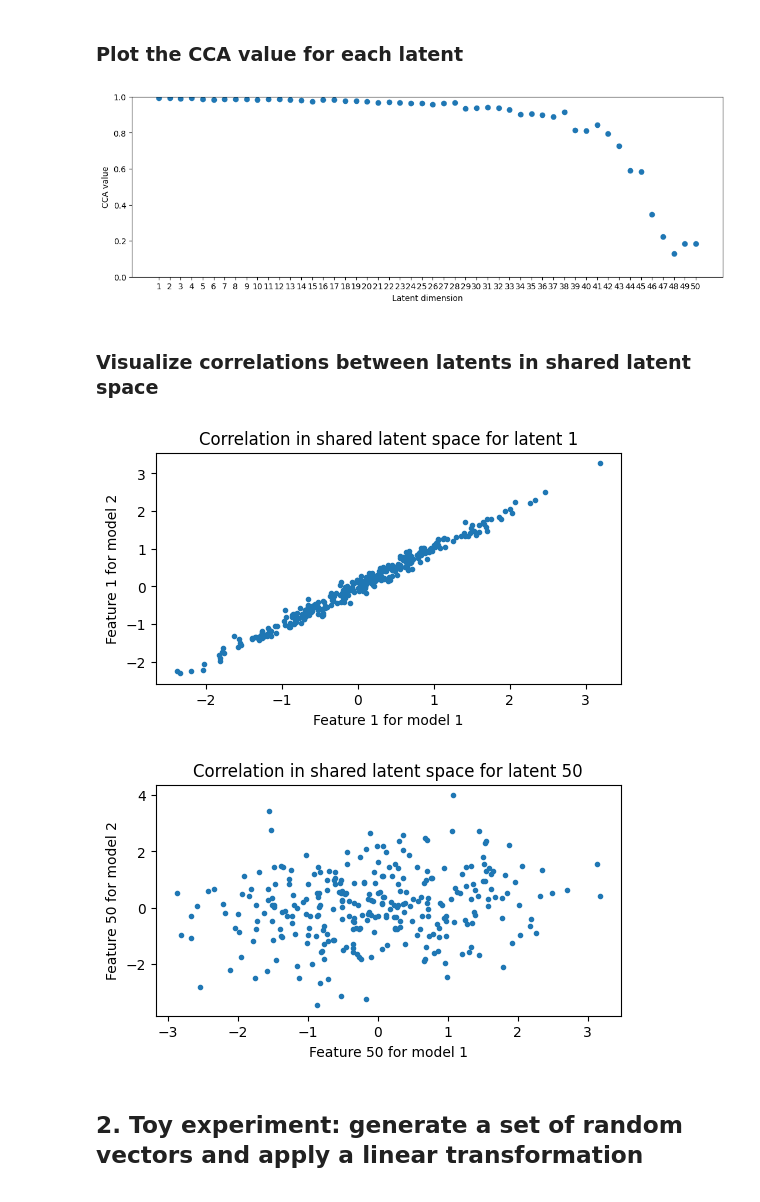
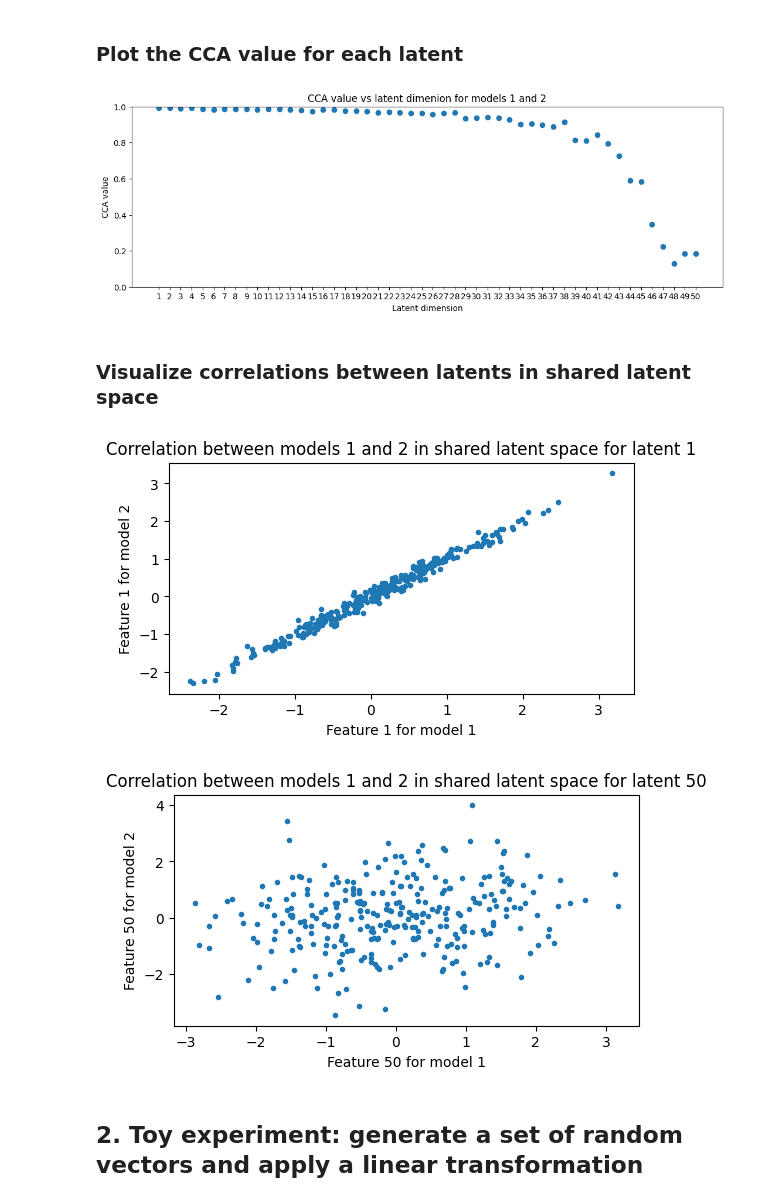
Before and after one commit to noe-dia/astro-ml-peek, a Jupyter notebook: astro_peek/identifier/cca_demo.ipynb, the cells around one changed output. Cells and saved outputs as stored; diff of their text form; code cells hidden in the pictures.

Commit message:
added multiple model CCA in the demo notebook

```diff
--- a/astro_peek/identifier/cca_demo.ipynb
+++ b/astro_peek/identifier/cca_demo.ipynb
@@ -6,23 +6,28 @@ import matplotlib.pyplot as plt
 from cca_zoo.linear import CCA
 from cca_zoo.datasets import JointData
 # %%
-def plot_CCA_all_latents(dims, scores):
+def plot_CCA_all_latents(dims, scores, models):
+    i, j = models[0], models[1]
     plt.figure(figsize=(13,4))
     plt.plot(dims, scores, "o", label="CCA")
     plt.xlabel("Latent dimension")
     plt.ylabel("CCA value")
+    plt.title("CCA value vs latent dimenion for models "+str(i)+" and "+str(j))
     plt.xticks(dims)
     plt.ylim(0,1)
     plt.show()
 
-def plot_features(z1, z2, latent):
+def plot_features(z, latent, models):
     latent_label = latent+1
+    i, j = models[0], models[1]
+    z1, z2 = z[i-1], z[j-1]
+
     # Plot the view in the shared latent space for the desired latent
     plt.figure(figsize=(6,3))
-    plt.title('Correlation in shared latent space for latent '+str(latent_label))
+    plt.title('Correlation between models '+str(i)+' and '+str(j)+' in shared latent space for latent '+str(latent_label))
     plt.scatter(z1[:,latent], z2[:,latent], marker='.')
-    plt.xlabel('Feature '+str(latent_label)+' for model 1')
-    plt.ylabel('Feature '+str(latent_label)+' for model 2')
+    plt.xlabel('Feature '+str(latent_label)+' for model '+str(i))
+    plt.ylabel('Feature '+str(latent_label)+' for model '+str(j))
     plt.show()
 # %% [markdown]
 ## 1. Generate correlated data from a linear latent variable model
@@ -60,20 +65,20 @@ CCA canonical correlations: [0.99163671 0.99189366 0.98947048 0.99169984 0.98739
 # %% [markdown]
 ### Plot the CCA value for each latent
 # %%
-plot_CCA_all_latents(dims, corrs)
+plot_CCA_all_latents(dims, corrs, models=[1,2])
 # %% [output]
-[figure, old version]
+[figure, new version]
 # %% [markdown]
 ### Visualize correlations between latents in shared latent space
 # %%
 # Project views into the shared latent space
-z1, z2 = model.transform(test_views)
+z = model.transform(test_views)
 
-plot_features(z1, z2, 0)
-plot_features(z1, z2, 49)
+plot_features(z, 0, models=[1,2])
+plot_features(z, 49, models=[1,2])
 # %% [output]
-[figure, old version]
+[figure, new version]
-[figure, old version]
+[figure, new version]
 # %% [markdown]
 ## 2. Toy experiment: generate a set of random vectors and apply a linear transformation
 # %% [markdown]
```
Also changed, not shown: parts of 12 cells of this notebook.
